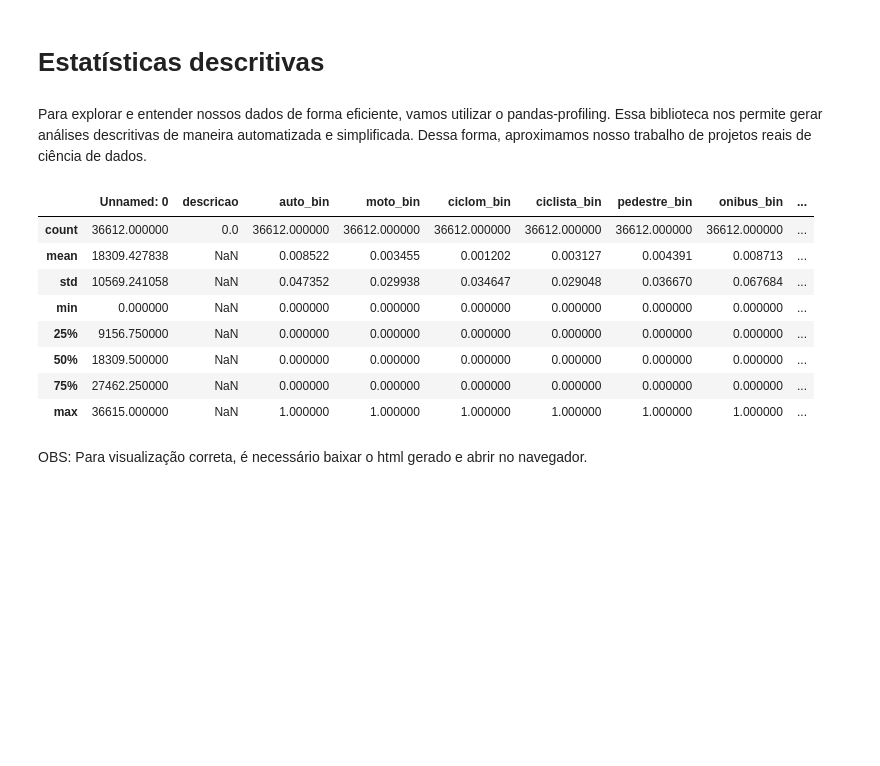
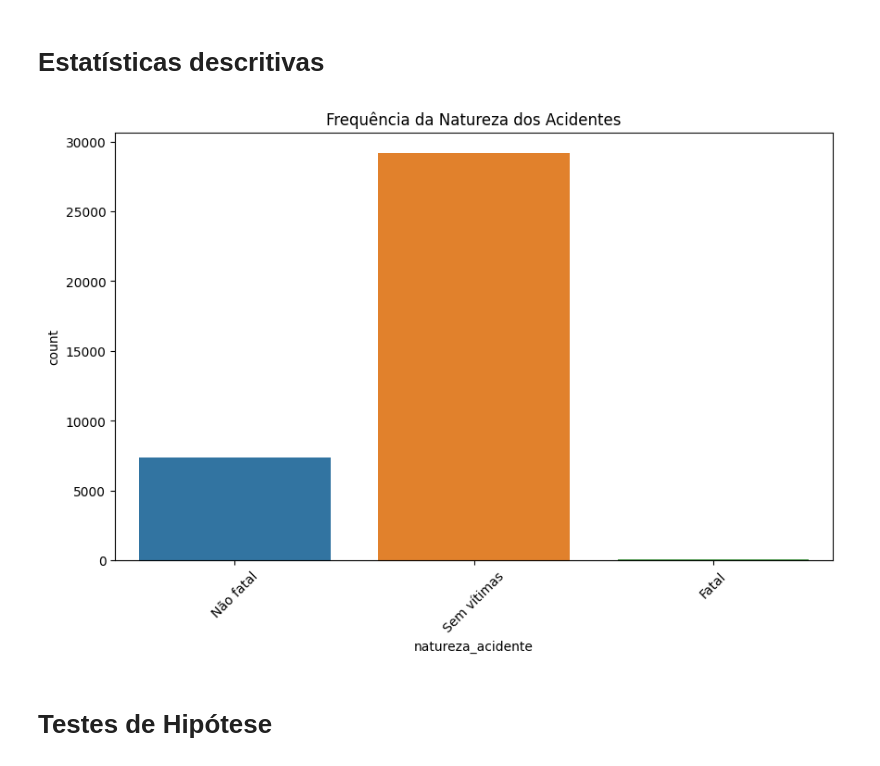
Before and after one commit to OtavioAugustoOliveira/DataScience_if697, a Jupyter notebook: 1_projeto/data_analysis.ipynb, the cells around one changed output. Saved outputs shown, nothing was run; the diff lists cells and outputs as text; code cells hidden in the pictures; blank space fills up the shorter version.

```diff
--- a/1_projeto/data_analysis.ipynb
+++ b/1_projeto/data_analysis.ipynb
@@ -23,16 +25,2 @@ df_acidentes.head(3)
 # %% [markdown]
 # Estatísticas descritivas
-# %% [markdown]
-Para explorar e entender nossos dados de forma eficiente, vamos utilizar o pandas-profiling. Essa biblioteca nos permite gerar análises descritivas de maneira automatizada e simplificada. Dessa forma, aproximamos nosso trabalho de projetos reais de ciência de dados.
-# %%
-df_acidentes.describe()
-# %% [output]
-|  | Unnamed: 0 | descricao | auto_bin | moto_bin | ciclom_bin | ciclista_bin | pedestre_bin | onibus_bin | ... |
-| count | 36612.000000 | 0.0 | 36612.000000 | 36612.000000 | 36612.000000 | 36612.000000 | 36612.000000 | 36612.000000 | ... |
-| mean | 18309.427838 | NaN | 0.008522 | 0.003455 | 0.001202 | 0.003127 | 0.004391 | 0.008713 | ... |
-| std | 10569.241058 | NaN | 0.047352 | 0.029938 | 0.034647 | 0.029048 | 0.036670 | 0.067684 | ... |
-| min | 0.000000 | NaN | 0.000000 | 0.000000 | 0.000000 | 0.000000 | 0.000000 | 0.000000 | ... |
-| 25% | 9156.750000 | NaN | 0.000000 | 0.000000 | 0.000000 | 0.000000 | 0.000000 | 0.000000 | ... |
-| 50% | 18309.500000 | NaN | 0.000000 | 0.000000 | 0.000000 | 0.000000 | 0.000000 | 0.000000 | ... |
-| 75% | 27462.250000 | NaN | 0.000000 | 0.000000 | 0.000000 | 0.000000 | 0.000000 | 0.000000 | ... |
-| max | 36615.000000 | NaN | 1.000000 | 1.000000 | 1.000000 | 1.000000 | 1.000000 | 1.000000 | ... |
@@ -42,2 +27,10 @@ report.to_file('Análise Exploratória de Dados.html')
-# %% [markdown]
-OBS: Para visualização correta, é necessário baixar o html gerado e abrir no navegador.
+# %%
+plt.figure(figsize=(10, 6))
+sns.countplot(data=df_acidentes, x='natureza_acidente')
+plt.title('Frequência da Natureza dos Acidentes')
+plt.xticks(rotation=45)
+plt.show()
+# %% [output]
+[figure, added]
+# %% [markdown]
+# Testes de Hipótese
```
Also changed, not shown: parts of 9 cells of this notebook, 7 other files.
